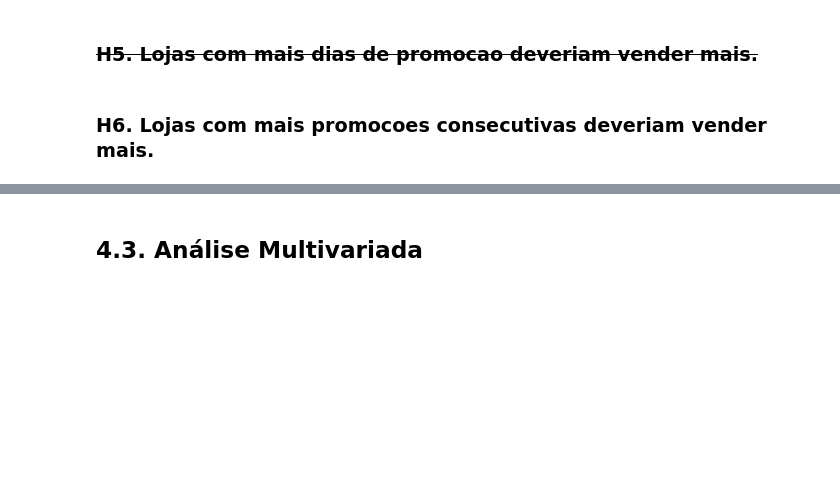
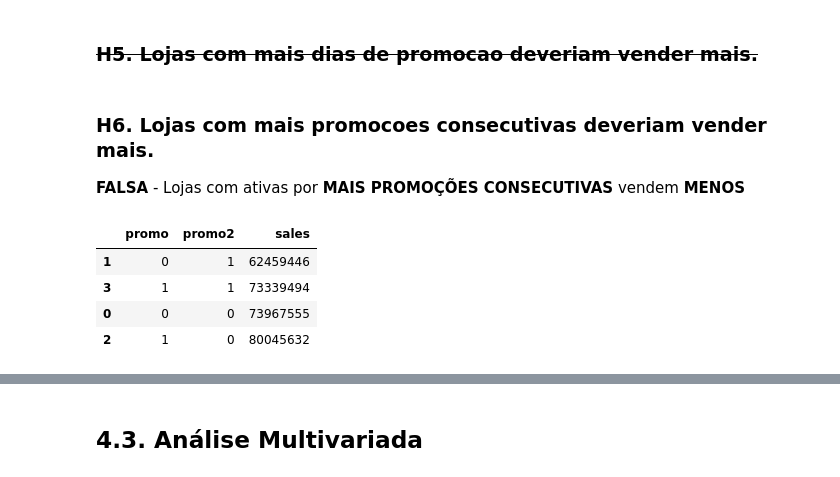
Before and after one commit to fmatholiveira/rossmann-store-sales, a Jupyter notebook: notebooks/m04_v01_store_sales_prediction.ipynb, the cells around one changed output, grey strips where cells are left out. Cells and saved outputs as stored; diff of their text form; code cells hidden in the pictures; blank space fills up the shorter version.

```diff
--- a/notebooks/m04_v01_store_sales_prediction.ipynb
+++ b/notebooks/m04_v01_store_sales_prediction.ipynb
@@ -608,3 +608,12 @@ sns.heatmap(aux1.corr(method='pearson'), annot=True);
 ### <s> H5. Lojas com mais dias de promocao deveriam vender mais.</s>
 # %% [markdown]
 ### H6. Lojas com mais promocoes consecutivas deveriam vender mais.
+**FALSA** - Lojas com  ativas por **MAIS PROMOÇÕES CONSECUTIVAS** vendem **MENOS**
+# %%
+df4[['promo', 'promo2', 'sales']].groupby(['promo','promo2']).sum().reset_index().sort_values('sales', ascending=True)
+# %% [output]
+|  | promo | promo2 | sales |
+| 1 | 0 | 1 | 62459446 |
+| 3 | 1 | 1 | 73339494 |
+| 0 | 0 | 0 | 73967555 |
+| 2 | 1 | 0 | 80045632 |
```
Also changed, not shown: parts of 15 cells of this notebook.
